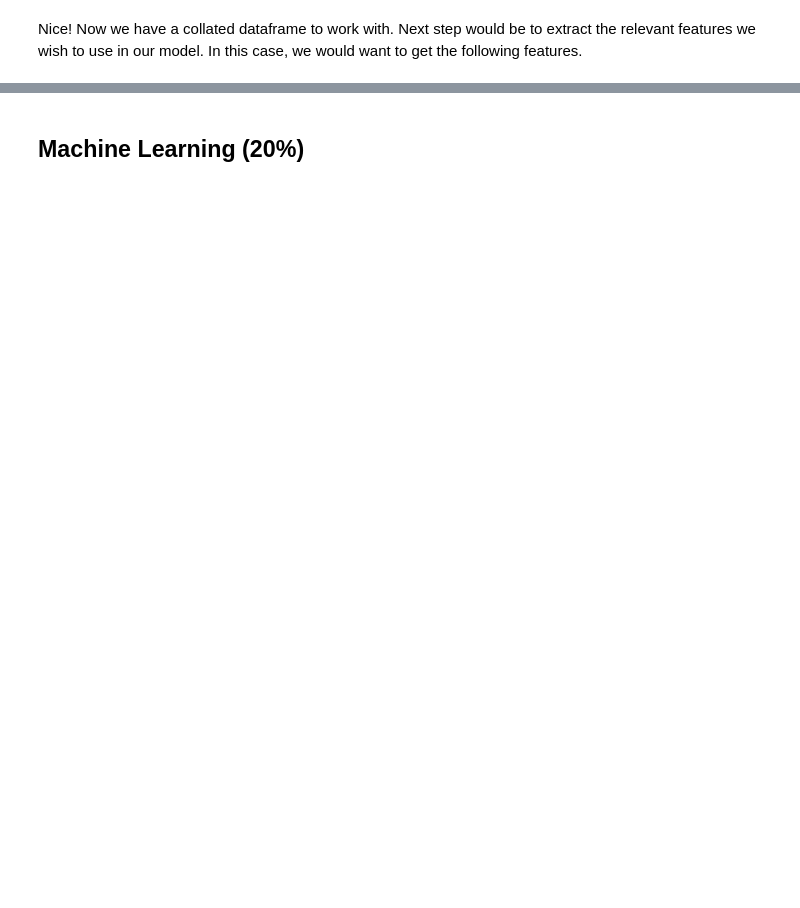
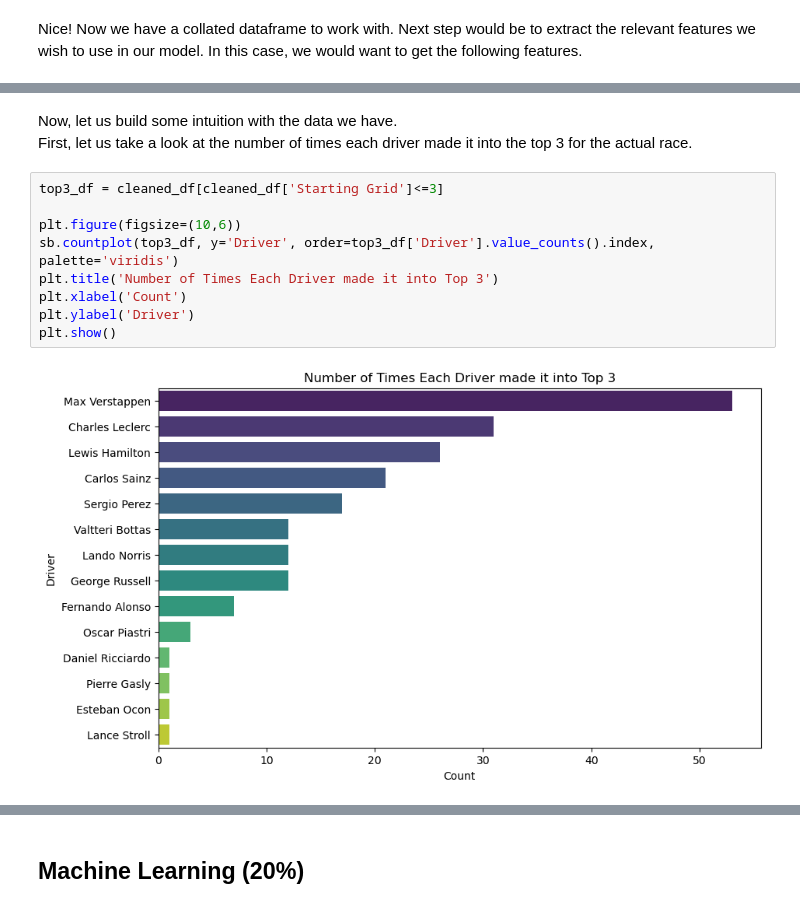
Before and after one commit to seahsongli/SC1015_Mini_Project, a Jupyter notebook: Predicting_F1_Qualifiers.ipynb, the cells around one changed output, grey strips where cells are left out. Cells and saved outputs as stored; diff of their text form; blank space fills up the shorter version.

```diff
--- a/Predicting_F1_Qualifiers.ipynb
+++ b/Predicting_F1_Qualifiers.ipynb
@@ -137,0 +140,14 @@ cleaned_df
+# %% [markdown]
+Now, let us build some intuition with the data we have. <br>
+First, let us take a look at the number of times each driver made it into the top 3 for the actual race.
+# %%
+top3_df = cleaned_df[cleaned_df['Starting Grid']<=3]
+
+plt.figure(figsize=(10,6))
+sb.countplot(top3_df, y='Driver', order=top3_df['Driver'].value_counts().index, palette='viridis')
+plt.title('Number of Times Each Driver made it into Top 3')
+plt.xlabel('Count')
+plt.ylabel('Driver')
+plt.show()
+# %% [output]
+[figure, added]
```
Also changed, not shown: parts of 13 cells of this notebook, 1 other file.
